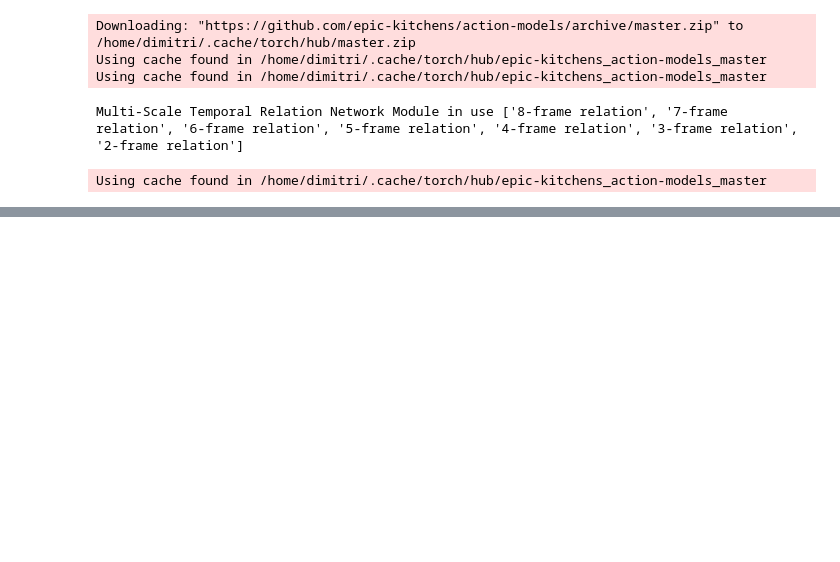
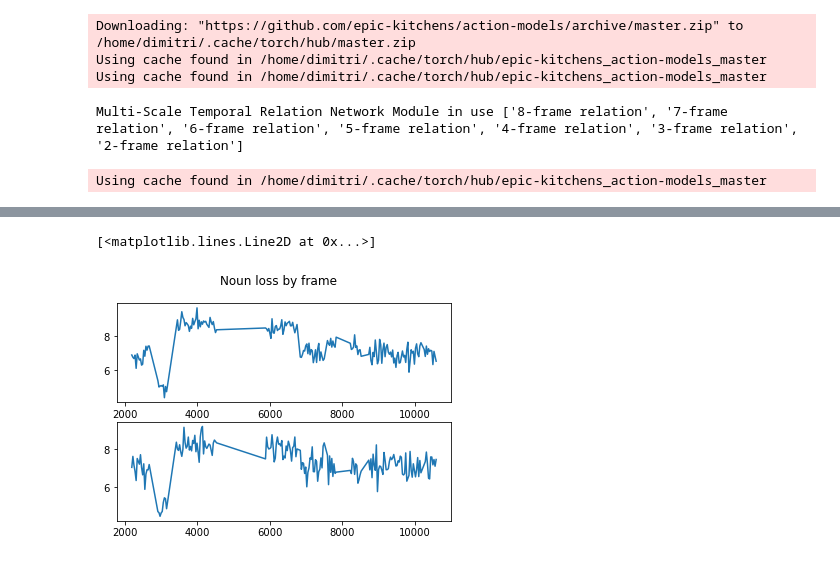
Before and after one commit to dmch-1/epic_kitchen, a Jupyter notebook: epic_kitchen_run_models.ipynb, the cells around one changed output, grey strips where cells are left out. Saved outputs shown, nothing was run; the diff lists cells and outputs as text; code cells hidden in the pictures; blank space fills up the shorter version.

```diff
--- a/epic_kitchen_run_models.ipynb
+++ b/epic_kitchen_run_models.ipynb
@@ -134,0 +359,8 @@ KeyboardInterrupt:
+# %%
+fig, (ax1, ax2) = plt.subplots(2)
+fig.suptitle('Noun loss by frame')
+ax1.plot(labelled_results_tsn[0], labelled_results_tsn[7])
+ax2.plot(labelled_results_tsm[0], labelled_results_tsm[7])
+# %% [output]
+[<matplotlib.lines.Line2D at 0x...>]
+[figure, added]
```
Also changed, not shown: parts of 21 cells of this notebook.
